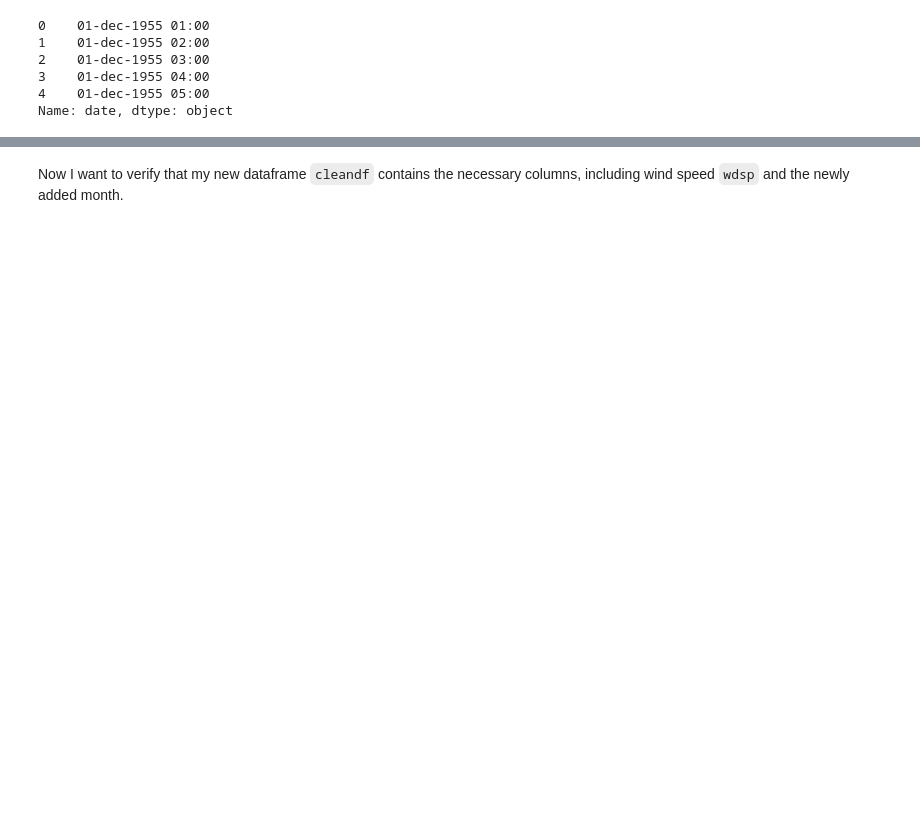
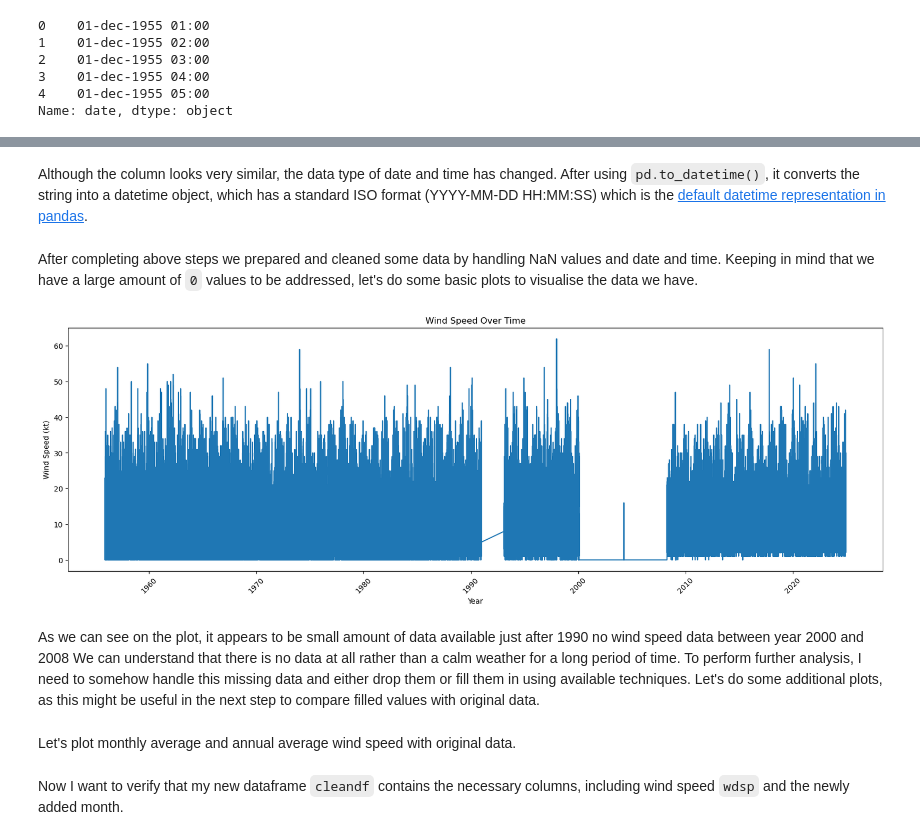
Before and after one commit to mondbr/PFDA_project, a Jupyter notebook: analysis.ipynb, the cells around one changed output, grey strips where cells are left out. Saved outputs shown, nothing was run; the diff lists cells and outputs as text; code cells hidden in the pictures; blank space fills up the shorter version.

```diff
--- a/analysis.ipynb
+++ b/analysis.ipynb
@@ -178,17 +196,9 @@ I will create a new dataset `cleandf`. It will replace white spaces with `NaN` a
 # %%
-cleandf = df[['wddir', 'wdsp']].copy()  # Make a copy of the dataframe
+# Drop rows with NaN in 'wdsp'
+cleandf.dropna(subset=['wdsp'], inplace=True)
 
-# Replace spaces with NaN for both columns
-cleandf['wdsp'] = cleandf['wdsp'].replace(' ', np.nan)
-cleandf['wddir'] = cleandf['wddir'].replace(' ', np.nan)
-
-
-# Drop rows with NaN in either 'wdsp' or 'wddir'
-cleandf.dropna(subset=['wddir', 'wdsp'], inplace=True)
-
-# Convert 'wdsp' and 'wddir' to float
+# Convert 'wdsp' to float
 cleandf['wdsp'] = cleandf['wdsp'].astype(float)
-cleandf['wddir'] = cleandf['wddir'].astype(float)
 # %% [markdown]
 Let's check in once again:
 # %%
@@ -250,14 +270,3 @@ To answer my first key question *How do wind speeds vary seasonally and annually
 # %%
-# Converting the date column from string format ('DD-MMM-YYYY HH:MM') to datetime object
+# Converting the date column from string format ('DD-MMM-YYYY HH:MM:SS') to datetime object
 df['datetime'] = pd.to_datetime(df['date'], format='%d-%b-%Y %H:%M')
-
-# Adding the 'datetime' column to the new dataframe 'cleandf'
-cleandf['datetime'] = df['datetime']
-
-
-# Extracting the month from the 'datetime' column
-df['month'] = df['datetime'].dt.month
-
-
-# Adding the 'month' column to new dataframe 'cleandf'
-cleandf['month'] = df['month']
@@ -263,0 +284,4 @@ cleandf['month'] = df['month']
+# %% [markdown]
+Although the column looks very similar, the data type of date and time has changed. After using `pd.to_datetime()`, it converts the string into a datetime object, which has a standard ISO format (YYYY-MM-DD HH:MM:SS) which is the [default datetime representation in pandas](https://sparkbyexamples.com/pandas/how-to-format-pandas-datetime/#:~:text=DateTime%20in%20pandas.-,Pandas%20Format%20DateTime%20from%20YYYY%2DMM,DD%20to%20DD%2DMM%2DYYYY&text=The%20default%20DateTime%20format%20for,parse%20with%20the%20day%20first.).
+# %% [markdown]
+After completing above steps we prepared and cleaned some data by handling NaN values and date and time. Keeping in mind that we have a large amount of `0` values to be addressed, let's do some basic plots to visualise the data we have.
@@ -263,0 +291,24 @@ cleandf['month'] = df['month']
+# %%
+
+# Splitting the 'datetime' into 'date' and 'time'
+cleandf['date'] = cleandf['datetime'].dt.date
+cleandf['time'] = cleandf['datetime'].dt.time
+
+
+# Creating a plot for temperature over time
+plt.figure(figsize=(20, 6))
+plt.plot(cleandf['datetime'], cleandf['wdsp'], label='Wind Speed')
+plt.xlabel('Year')
+plt.ylabel('Wind Speed (kt)')
+plt.title('Wind Speed Over Time')
+
+plt.xticks(rotation=45)
+
+plt.show()
+# %% [output]
+[figure, added]
+# %% [markdown]
+
+As we can see on the plot, it appears to be small amount of data available just after 1990 no wind speed data between year 2000 and 2008 We can understand that there is no data at all rather than a calm weather for a long period of time. To perform further analysis, I need to somehow handle this missing data and either drop them or fill them in using available techniques. Let's do some additional plots, as this might be useful in the next step to compare filled values with original data.
+# %% [markdown]
+Let's plot monthly average and annual average wind speed with original data.
```
Also changed, not shown: parts of 80 cells of this notebook.
